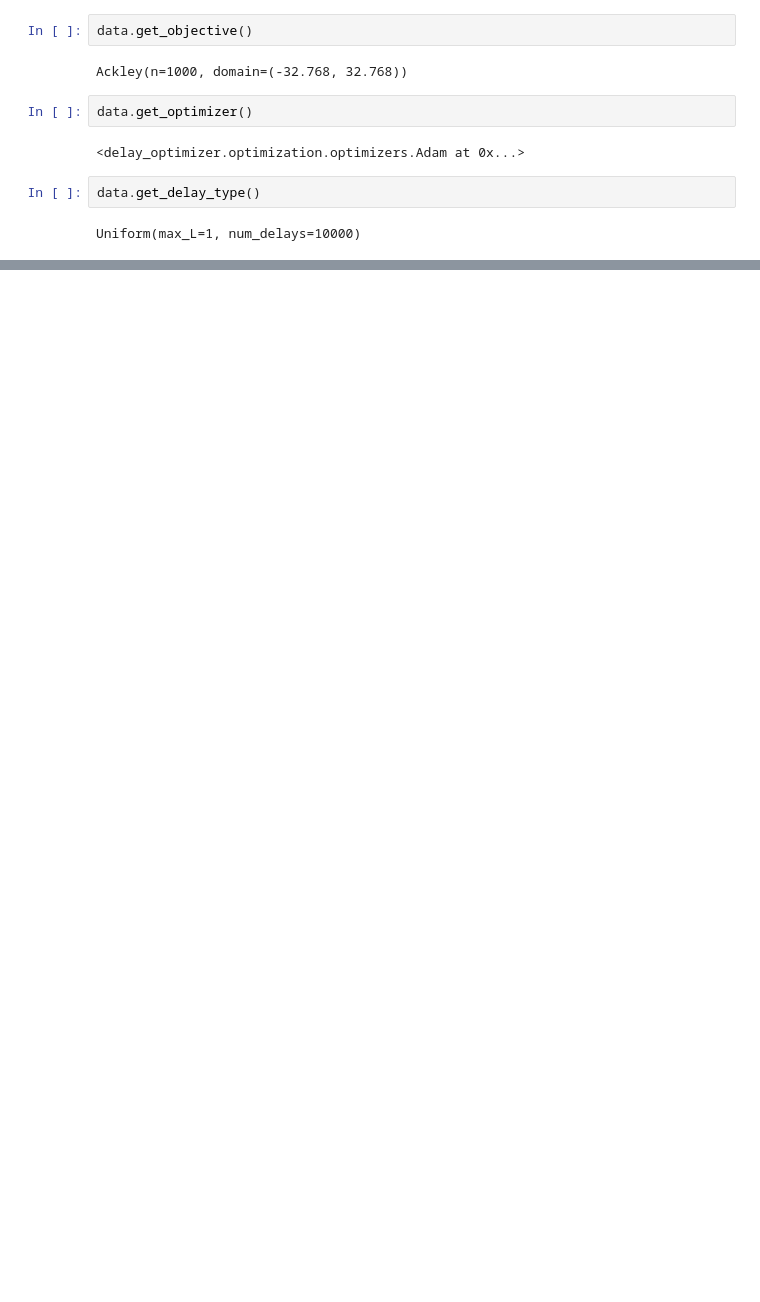
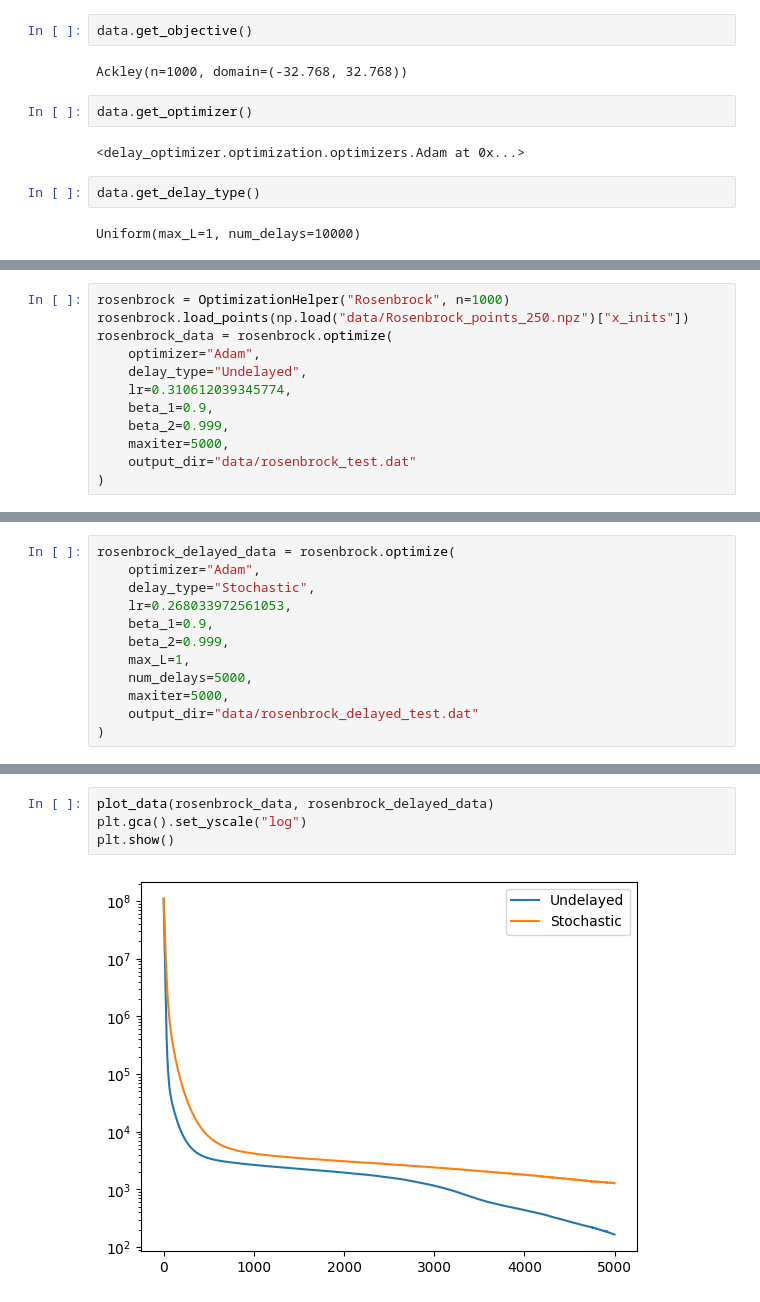
Before and after one commit to ebensonm/delay-optimizer, a Jupyter notebook: notebooks/test.ipynb, the cells around one changed output, grey strips where cells are left out. Saved outputs shown, nothing was run; the diff lists cells and outputs as text; blank space fills up the shorter version.

```diff
--- a/notebooks/test.ipynb
+++ b/notebooks/test.ipynb
@@ -660,0 +743,12 @@ Uniform(max_L=1, num_delays=10000)
+# %%
+rosenbrock = OptimizationHelper("Rosenbrock", n=1000)
+rosenbrock.load_points(np.load("data/Rosenbrock_points_250.npz")["x_inits"])
+rosenbrock_data = rosenbrock.optimize(
+    optimizer="Adam",
+    delay_type="Undelayed",
+    lr=0.310612039345774,
+    beta_1=0.9,
+    beta_2=0.999,
+    maxiter=5000,
+    output_dir="data/rosenbrock_test.dat"
+)
@@ -660,0 +793,12 @@ Uniform(max_L=1, num_delays=10000)
+# %%
+rosenbrock_delayed_data = rosenbrock.optimize(
+    optimizer="Adam",
+    delay_type="Stochastic",
+    lr=0.268033972561053,
+    beta_1=0.9,
+    beta_2=0.999,
+    max_L=1,
+    num_delays=5000,
+    maxiter=5000,
+    output_dir="data/rosenbrock_delayed_test.dat"
+)
@@ -660,0 +836,6 @@ Uniform(max_L=1, num_delays=10000)
+# %%
+plot_data(rosenbrock_data, rosenbrock_delayed_data)
+plt.gca().set_yscale("log")
+plt.show()
+# %% [output]
+[figure, added]
```
Also changed, not shown: parts of 22 cells of this notebook, 3 other files.
